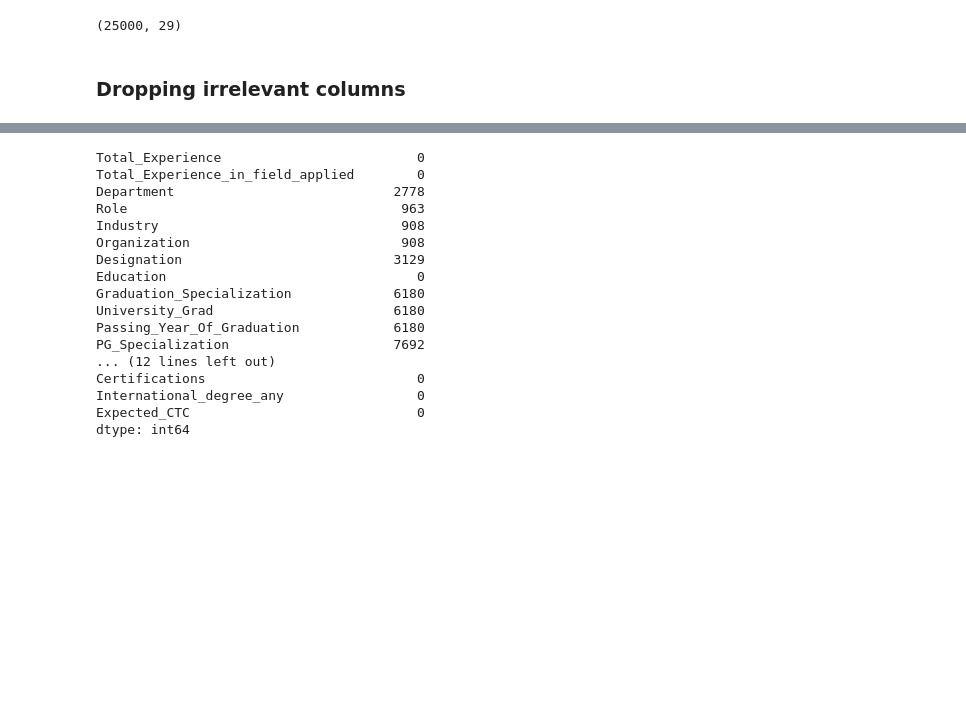
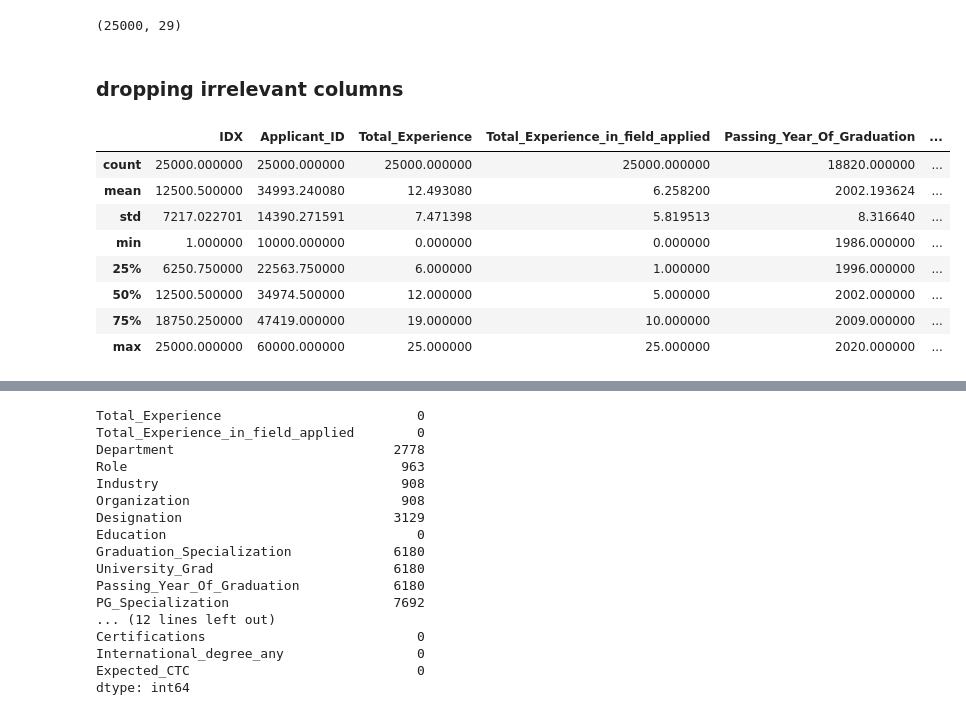
Before and after one commit to ritwik4m/salary-prediction-delta, a Jupyter notebook: notebooks/preprocessing.ipynb, the cells around one changed output, grey strips where cells are left out. Cells and saved outputs as stored; diff of their text form; code cells hidden in the pictures; blank space fills up the shorter version.

```diff
--- a/notebooks/preprocessing.ipynb
+++ b/notebooks/preprocessing.ipynb
@@ -49,6 +75,18 @@ df.shape
 # %% [output]
 (25000, 29)
 # %% [markdown]
-### Dropping irrelevant columns
+### dropping irrelevant columns
 # %%
 df = df.drop(["IDX", "Applicant_ID"], axis=1)
+# %%
+df.describe()
+# %% [output]
+|  | IDX | Applicant_ID | Total_Experience | Total_Experience_in_field_applied | Passing_Year_Of_Graduation | ... |
+| count | 25000.000000 | 25000.000000 | 25000.000000 | 25000.000000 | 18820.000000 | ... |
+| mean | 12500.500000 | 34993.240080 | 12.493080 | 6.258200 | 2002.193624 | ... |
+| std | 7217.022701 | 14390.271591 | 7.471398 | 5.819513 | 8.316640 | ... |
+| min | 1.000000 | 10000.000000 | 0.000000 | 0.000000 | 1986.000000 | ... |
+| 25% | 6250.750000 | 22563.750000 | 6.000000 | 1.000000 | 1996.000000 | ... |
+| 50% | 12500.500000 | 34974.500000 | 12.000000 | 5.000000 | 2002.000000 | ... |
+| 75% | 18750.250000 | 47419.000000 | 19.000000 | 10.000000 | 2009.000000 | ... |
+| max | 25000.000000 | 60000.000000 | 25.000000 | 25.000000 | 2020.000000 | ... |
```
Also changed, not shown: parts of 16 cells of this notebook.
